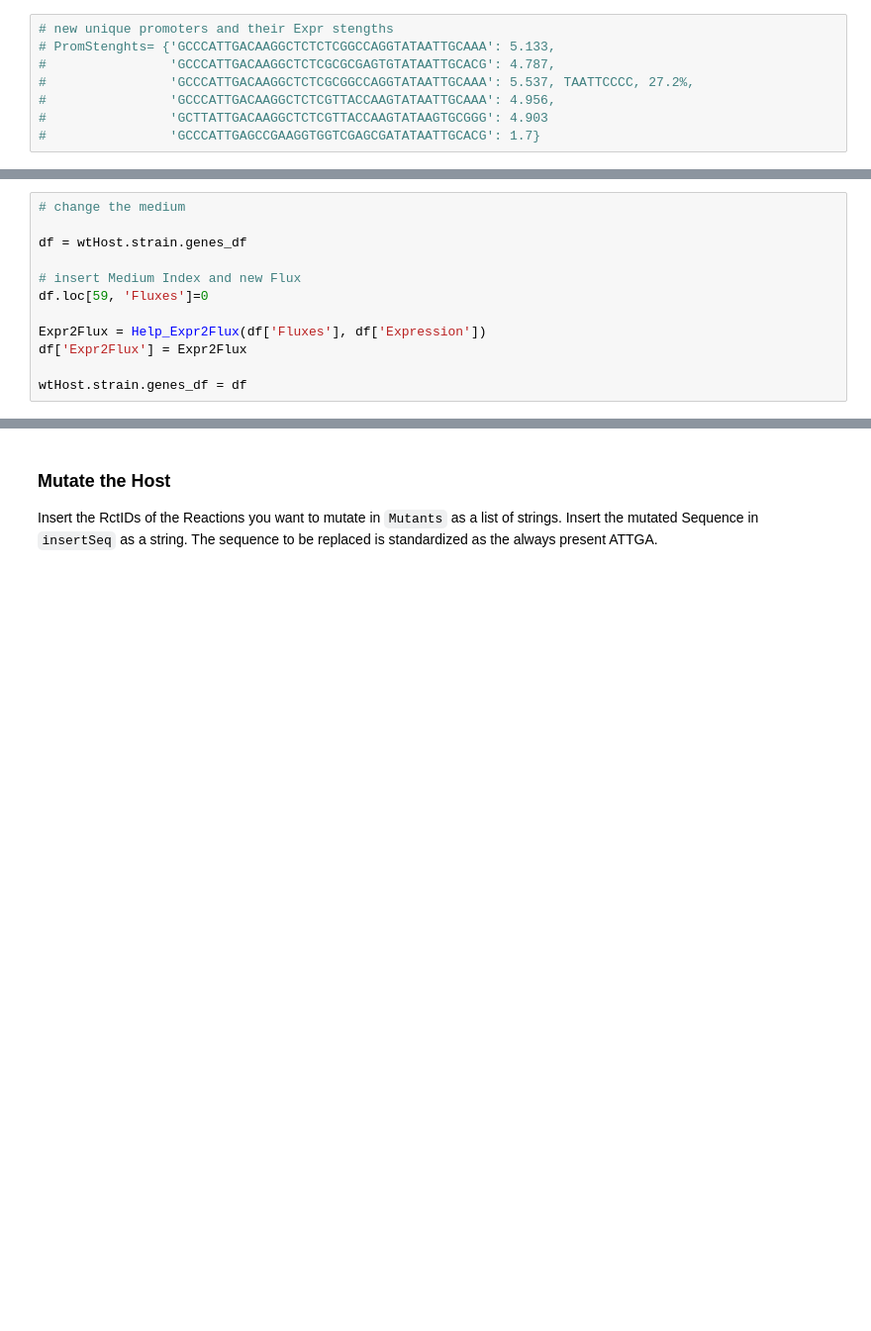
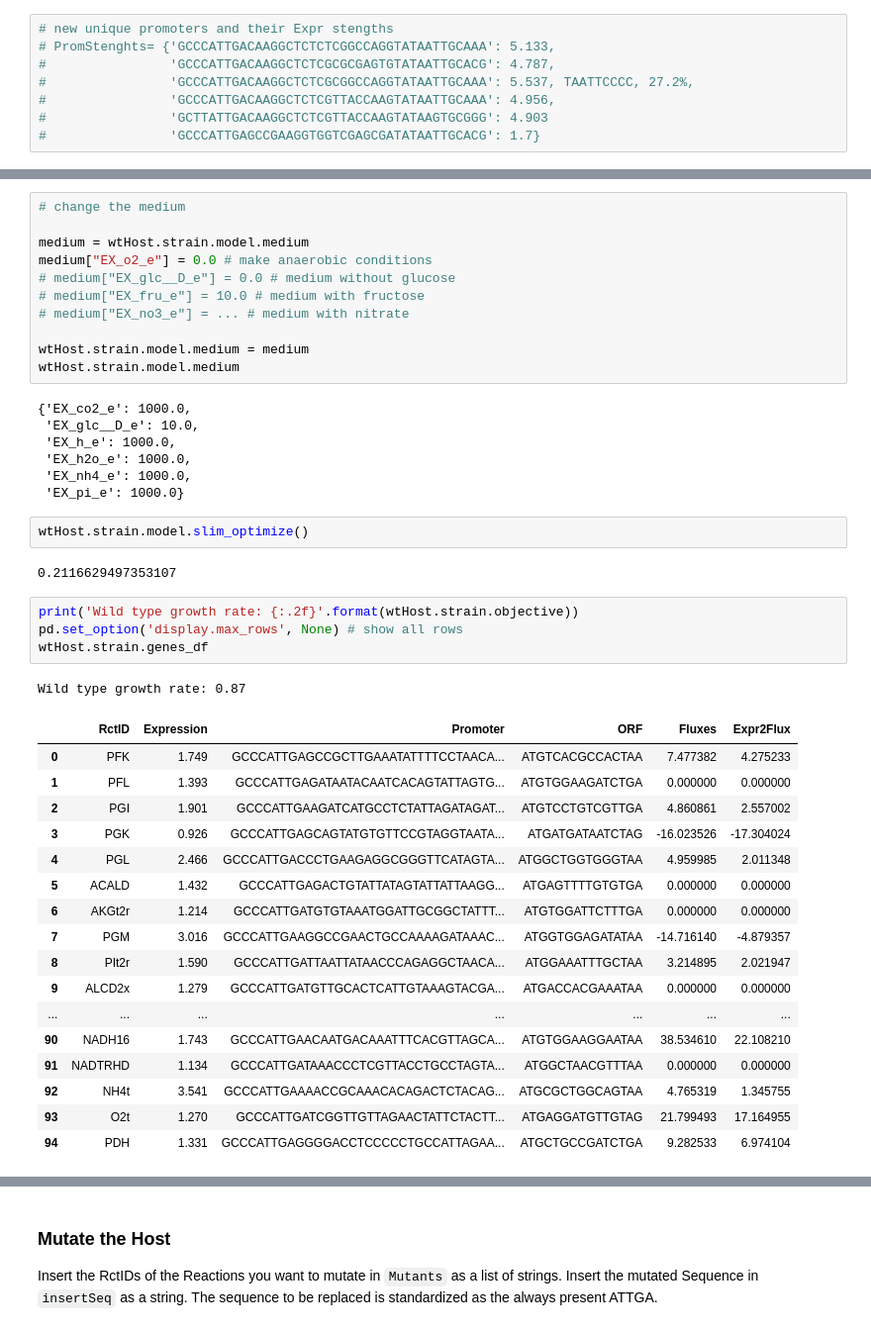
Before and after one commit to uliebal/RecExpSim, a Jupyter notebook: Workflow.ipynb, the cells around one changed output, grey strips where cells are left out. Shown: that part at 99% size. Cells and saved outputs as stored; diff of their text form; blank space fills up the shorter version.

Commit message:
add model.medium change

```diff
--- a/Workflow.ipynb
+++ b/Workflow.ipynb
@@ -82,13 +89,46 @@ print('Wild type growth rate: {:.2f}'.format(wtHost.strain.objective))
-# %%
-# change the medium
-
-df = wtHost.strain.genes_df
-
-# insert Medium Index and new Flux
-df.loc[59, 'Fluxes']=0
-
-Expr2Flux = Help_Expr2Flux(df['Fluxes'], df['Expression'])
-df['Expr2Flux'] = Expr2Flux
-
-wtHost.strain.genes_df = df
+# %%
+# change the medium
+
+medium = wtHost.strain.model.medium
+medium["EX_o2_e"] = 0.0 # make anaerobic conditions
+# medium["EX_glc__D_e"] = 0.0 # medium without glucose
+# medium["EX_fru_e"] = 10.0 # medium with fructose
+# medium["EX_no3_e"] = ... # medium with nitrate
+
+wtHost.strain.model.medium = medium
+wtHost.strain.model.medium
+# %% [output]
+{'EX_co2_e': 1000.0,
+ 'EX_glc__D_e': 10.0,
+ 'EX_h_e': 1000.0,
+ 'EX_h2o_e': 1000.0,
+ 'EX_nh4_e': 1000.0,
+ 'EX_pi_e': 1000.0}
+# %%
+wtHost.strain.model.slim_optimize()
+# %% [output]
+0.2116629497353107
+# %%
+print('Wild type growth rate: {:.2f}'.format(wtHost.strain.objective))
+pd.set_option('display.max_rows', None) # show all rows
+wtHost.strain.genes_df
+# %% [output]
+Wild type growth rate: 0.87
+|  | RctID | Expression | Promoter | ORF | Fluxes | Expr2Flux |
+| 0 | PFK | 1.749 | GCCCATTGAGCCGCTTGAAATATTTTCCTAACA... | ATGTCACGCCACTAA | 7.477382 | 4.275233 |
+| 1 | PFL | 1.393 | GCCCATTGAGATAATACAATCACAGTATTAGTG... | ATGTGGAAGATCTGA | 0.000000 | 0.000000 |
+| 2 | PGI | 1.901 | GCCCATTGAAGATCATGCCTCTATTAGATAGAT... | ATGTCCTGTCGTTGA | 4.860861 | 2.557002 |
+| 3 | PGK | 0.926 | GCCCATTGAGCAGTATGTGTTCCGTAGGTAATA... | ATGATGATAATCTAG | -16.023526 | -17.304024 |
+| 4 | PGL | 2.466 | GCCCATTGACCCTGAAGAGGCGGGTTCATAGTA... | ATGGCTGGTGGGTAA | 4.959985 | 2.011348 |
+| 5 | ACALD | 1.432 | GCCCATTGAGACTGTATTATAGTATTATTAAGG... | ATGAGTTTTGTGTGA | 0.000000 | 0.000000 |
+| 6 | AKGt2r | 1.214 | GCCCATTGATGTGTAAATGGATTGCGGCTATTT... | ATGTGGATTCTTTGA | 0.000000 | 0.000000 |
+| 7 | PGM | 3.016 | GCCCATTGAAGGCCGAACTGCCAAAAGATAAAC... | ATGGTGGAGATATAA | -14.716140 | -4.879357 |
+| 8 | PIt2r | 1.590 | GCCCATTGATTAATTATAACCCAGAGGCTAACA... | ATGGAAATTTGCTAA | 3.214895 | 2.021947 |
+| 9 | ALCD2x | 1.279 | GCCCATTGATGTTGCACTCATTGTAAAGTACGA... | ATGACCACGAAATAA | 0.000000 | 0.000000 |
+| ... | ... | ... | ... | ... | ... | ... |
+| 90 | NADH16 | 1.743 | GCCCATTGAACAATGACAAATTTCACGTTAGCA... | ATGTGGAAGGAATAA | 38.534610 | 22.108210 |
+| 91 | NADTRHD | 1.134 | GCCCATTGATAAACCCTCGTTACCTGCCTAGTA... | ATGGCTAACGTTTAA | 0.000000 | 0.000000 |
+| 92 | NH4t | 3.541 | GCCCATTGAAAACCGCAAACACAGACTCTACAG... | ATGCGCTGGCAGTAA | 4.765319 | 1.345755 |
+| 93 | O2t | 1.270 | GCCCATTGATCGGTTGTTAGAACTATTCTACTT... | ATGAGGATGTTGTAG | 21.799493 | 17.164955 |
+| 94 | PDH | 1.331 | GCCCATTGAGGGGACCTCCCCCTGCCATTAGAA... | ATGCTGCCGATCTGA | 9.282533 | 6.974104 |
 # %%
```
Also changed, not shown: parts of 5 cells of this notebook.
